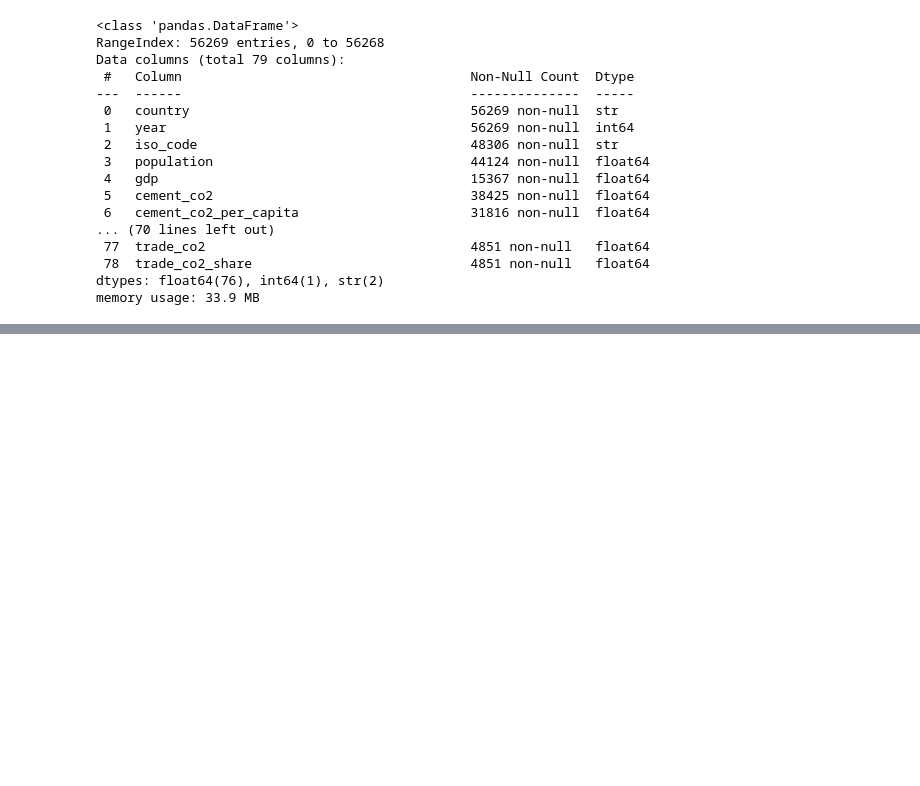
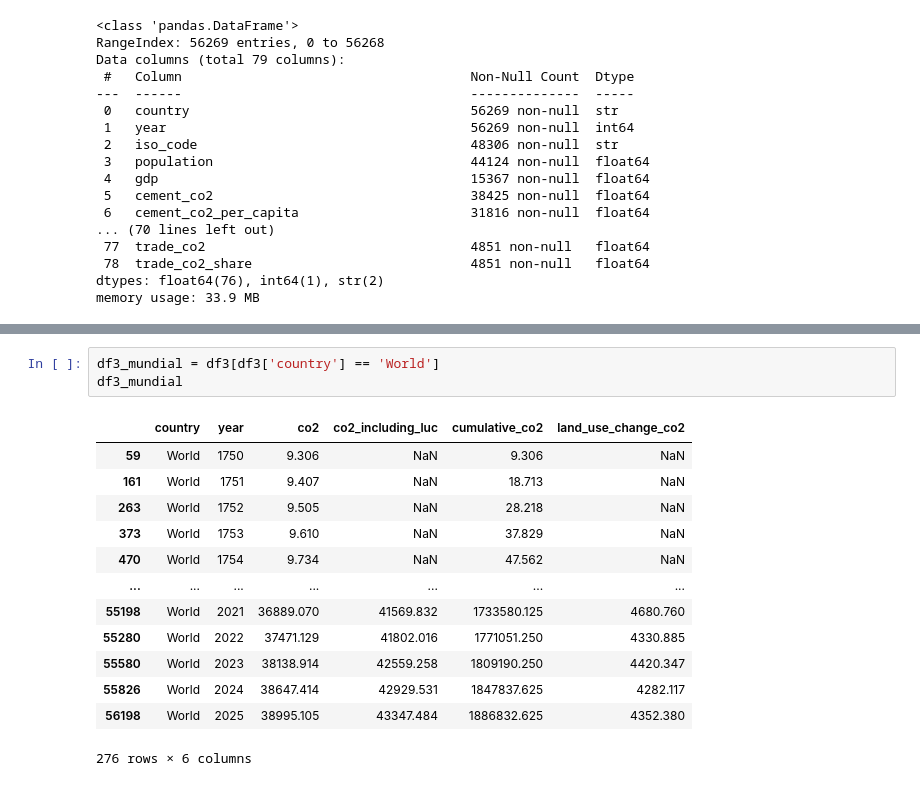
Before and after one commit to inakigallego/EDA-19-11-2026, a Jupyter notebook: 1-Tema, hipotesis y datasets.ipynb, the cells around one changed output, grey strips where cells are left out. Saved outputs shown, nothing was run; the diff lists cells and outputs as text; blank space fills up the shorter version.

```diff
--- a/1-Tema, hipotesis y datasets.ipynb
+++ b/1-Tema, hipotesis y datasets.ipynb
@@ -140,0 +185,17 @@ memory usage: 33.9 MB
+# %%
+df3_mundial = df3[df3['country'] == 'World']
+df3_mundial
+# %% [output]
+|  | country | year | co2 | co2_including_luc | cumulative_co2 | land_use_change_co2 |
+| 59 | World | 1750 | 9.306 | NaN | 9.306 | NaN |
+| 161 | World | 1751 | 9.407 | NaN | 18.713 | NaN |
+| 263 | World | 1752 | 9.505 | NaN | 28.218 | NaN |
+| 373 | World | 1753 | 9.610 | NaN | 37.829 | NaN |
+| 470 | World | 1754 | 9.734 | NaN | 47.562 | NaN |
+| ... | ... | ... | ... | ... | ... | ... |
+| 55198 | World | 2021 | 36889.070 | 41569.832 | 1733580.125 | 4680.760 |
+| 55280 | World | 2022 | 37471.129 | 41802.016 | 1771051.250 | 4330.885 |
+| 55580 | World | 2023 | 38138.914 | 42559.258 | 1809190.250 | 4420.347 |
+| 55826 | World | 2024 | 38647.414 | 42929.531 | 1847837.625 | 4282.117 |
+| 56198 | World | 2025 | 38995.105 | 43347.484 | 1886832.625 | 4352.380 |
+276 rows × 6 columns
```
Also changed, not shown: parts of 9 cells of this notebook.
